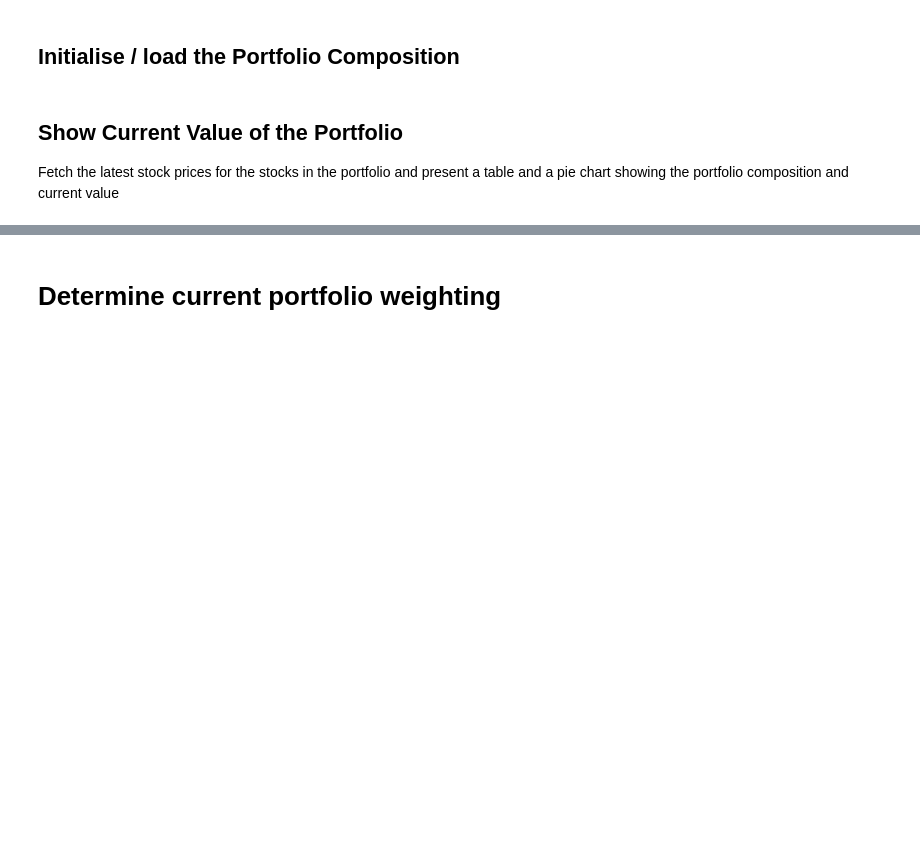
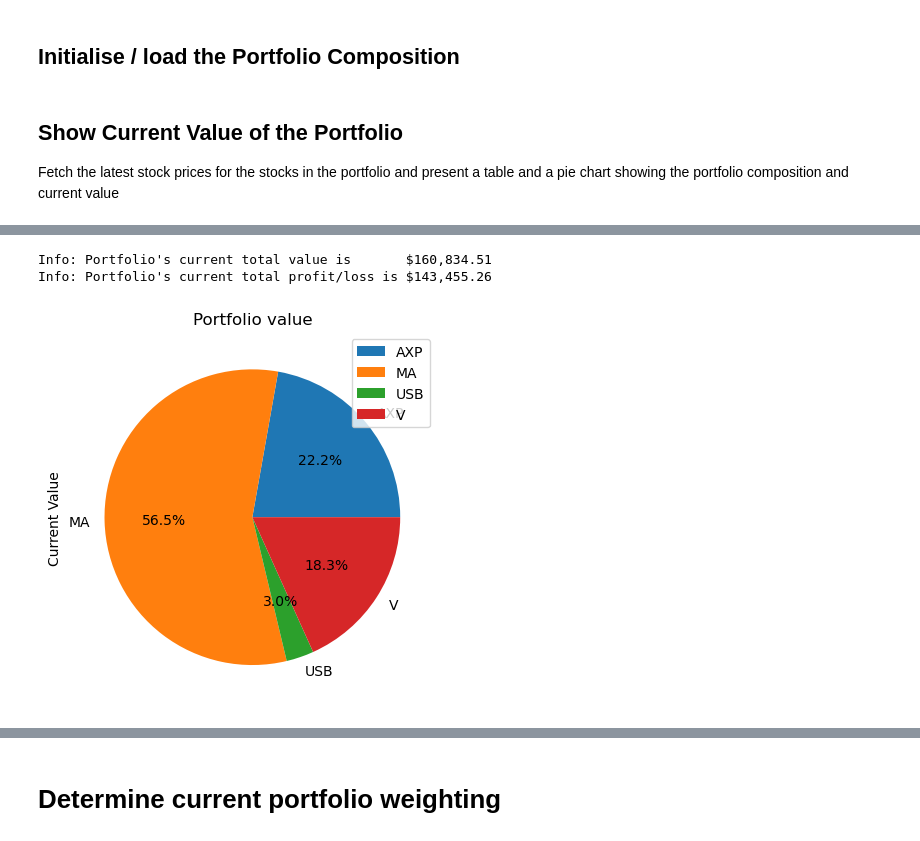
Before and after one commit to Bru-sic/TeamProj01, a Jupyter notebook: Code/main.ipynb, the cells around one changed output, grey strips where cells are left out. Saved outputs shown, nothing was run; the diff lists cells and outputs as text; code cells hidden in the pictures; blank space fills up the shorter version.

```diff
--- a/Code/main.ipynb
+++ b/Code/main.ipynb
@@ -35,0 +119,5 @@ base_market_index_code = "SPY"   # Set the market index code to be used for comp
+# %%
+# Workout the average buy price of each stock
+average_buy_price = portfolio_df[["Ticker Code","Buy Price"]].groupby("Ticker Code").mean()
+average_buy_price.rename(columns={"Buy Price": "Avg Buy Price"}, inplace=True)
+average_buy_price
@@ -35,0 +131,4 @@ base_market_index_code = "SPY"   # Set the market index code to be used for comp
+# %%
+# Create a consolidated dataframe of the total of each stock owned and the average buy price
+consolidated_df = pd.concat([aggregated_qty, average_buy_price], axis=1)
+consolidated_df
@@ -91,0 +239,5 @@ Fetch the latest stock prices for the stocks in the portfolio and present a tabl
+# %%
+# Get current prices of each stock in the portfolio
+current_prices = get_latest_price ( ticker_list ).set_index("symbol")
+
+current_prices.head(10)
@@ -91,0 +260,15 @@ Fetch the latest stock prices for the stocks in the portfolio and present a tabl
+# %%
+# Calculate current value, original purchase cost, and profit in new datafrome
+portfolio_current_stats = consolidated_df.copy() # Create a copy of the dataframe as we are adding columns that may not be useful in other scenarions
+portfolio_current_stats.index.names = ['symbol'] # Rename the index to match the Alpaca price list dataframe
+
+# Add new columns and initialise
+portfolio_current_stats['Current Value'] = 0.0   # Add current value column and initialise values to 0
+portfolio_current_stats['Purchase Value'] = 0.0  # Add purchase value column and initialise values to 0
+portfolio_current_stats['Profit'] = 0.0          # Add profit column and initialise values to 0
+
+# Perform calculations
+portfolio_current_stats['Current Value'] = current_prices['close'] * portfolio_current_stats['Qty Owned']                        # Calculate the Current value by multiplying the close price by the quantity of each share owned
+portfolio_current_stats['Purchase Value'] = portfolio_current_stats['Avg Buy Price'] * portfolio_current_stats['Qty Owned']      # Calculate the Purchase value by multiplying the original (average) buy price by the quantity of each share owned
+portfolio_current_stats['Profit'] = portfolio_current_stats['Current Value'] - portfolio_current_stats['Purchase Value']         # Calculate the Profit subtracting the current value from the original cost
+portfolio_current_stats
@@ -91,0 +282,10 @@ Fetch the latest stock prices for the stocks in the portfolio and present a tabl
+# %%
+# Determine the current total value and total profit / loss
+
+total_portfolio_value = portfolio_current_stats["Current Value"].sum()
+total_portfolio_profit = portfolio_current_stats["Profit"].sum()
+print(f"Info: Portfolio's current total value is       ${total_portfolio_value:0,.2f}")
+print(f"Info: Portfolio's current total profit/loss is ${total_portfolio_profit:0,.2f}")
+# %% [output]
+Info: Portfolio's current total value is       $160,834.51
+Info: Portfolio's current total profit/loss is $143,455.26
@@ -91,0 +294,5 @@ Fetch the latest stock prices for the stocks in the portfolio and present a tabl
+# %%
+# Plot porfolio value into a pie chart
+fig1_portfolio_value_pie_chart  = portfolio_current_stats.plot.pie( y="Current Value", autopct = "%1.1f%%" , title = "Portfolio value" )
+# %% [output]
+[figure, added]
```
Also changed, not shown: parts of 46 cells of this notebook.
